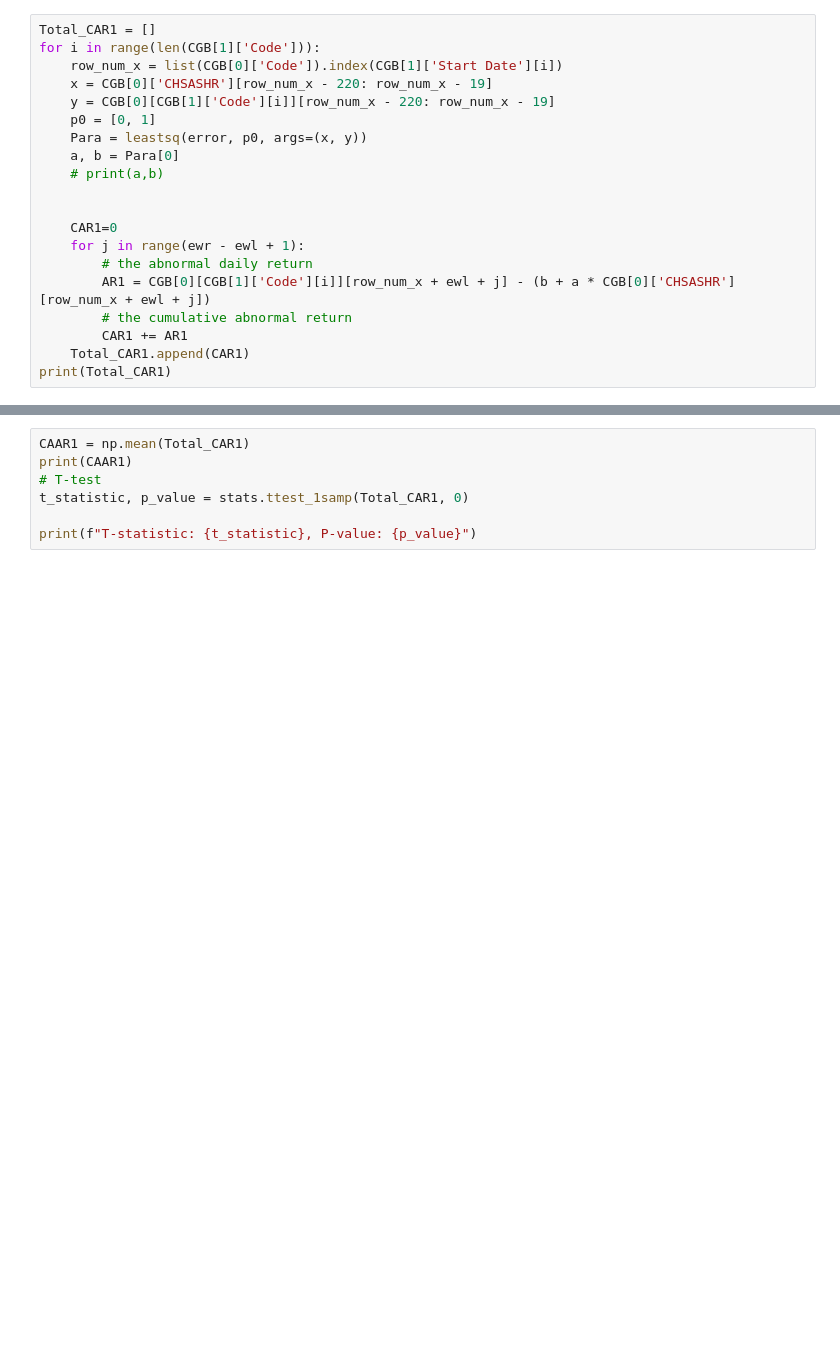
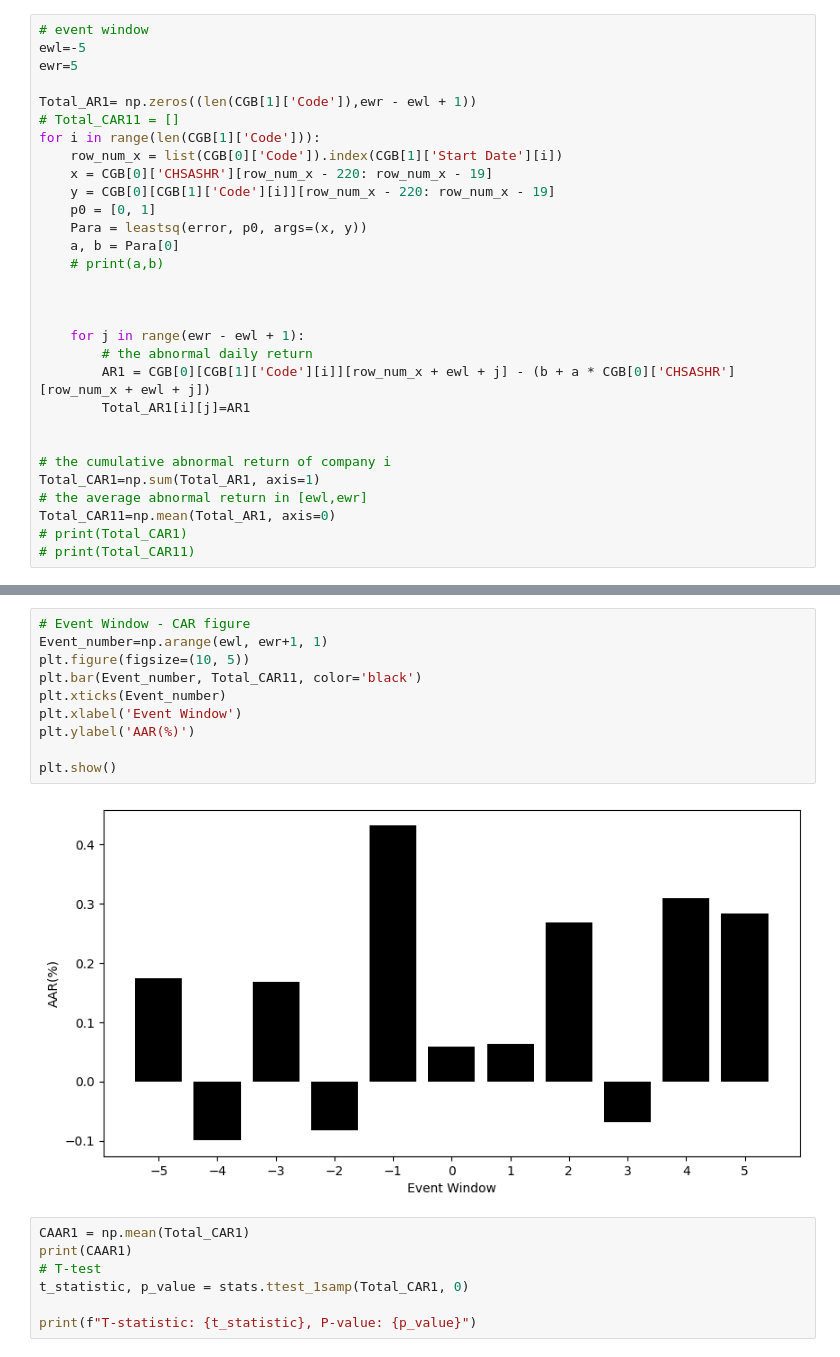
Before and after one commit to haiyan6/Dissertation1, a Jupyter notebook: eventstudy.ipynb, the cells around one changed output, grey strips where cells are left out. Drawn from its saved outputs; the diff is of its cells as text; blank space fills up the shorter version.

```diff
--- a/eventstudy.ipynb
+++ b/eventstudy.ipynb
@@ -20,5 +96,10 @@ def error(params, x, y):
 # %%
-Total_CAR1 = []
+# event window
+ewl=-5
+ewr=5
+
+Total_AR1= np.zeros((len(CGB[1]['Code']),ewr - ewl + 1))
+# Total_CAR11 = []
 for i in range(len(CGB[1]['Code'])):
     row_num_x = list(CGB[0]['Code']).index(CGB[1]['Start Date'][i])
     x = CGB[0]['CHSASHR'][row_num_x - 220: row_num_x - 19]
@@ -29,11 +110,16 @@ for i in range(len(CGB[1]['Code'])):
     # print(a,b)
 
 
-    CAR1=0
+
     for j in range(ewr - ewl + 1):
         # the abnormal daily return
         AR1 = CGB[0][CGB[1]['Code'][i]][row_num_x + ewl + j] - (b + a * CGB[0]['CHSASHR'][row_num_x + ewl + j])
-        # the cumulative abnormal return
-        CAR1 += AR1
-    Total_CAR1.append(CAR1)
-print(Total_CAR1)
+        Total_AR1[i][j]=AR1
+
+
+# the cumulative abnormal return of company i
+Total_CAR1=np.sum(Total_AR1, axis=1)
+# the average abnormal return in [ewl,ewr]
+Total_CAR11=np.mean(Total_AR1, axis=0)
+# print(Total_CAR1)
+# print(Total_CAR11)
@@ -50,6 +135,18 @@ plt.ylabel('CAR(%)')
 plt.show()
 # %% [output]
 [figure]
+# %%
+# Event Window - CAR figure
+Event_number=np.arange(ewl, ewr+1, 1)
+plt.figure(figsize=(10, 5))
+plt.bar(Event_number, Total_CAR11, color='black')
+plt.xticks(Event_number)
+plt.xlabel('Event Window')
+plt.ylabel('AAR(%)')
+
+plt.show()
+# %% [output]
+[figure, added]
 # %%
 CAAR1 = np.mean(Total_CAR1)
 print(CAAR1)
```
Also changed, not shown: parts of 16 cells of this notebook, 4 other files.
